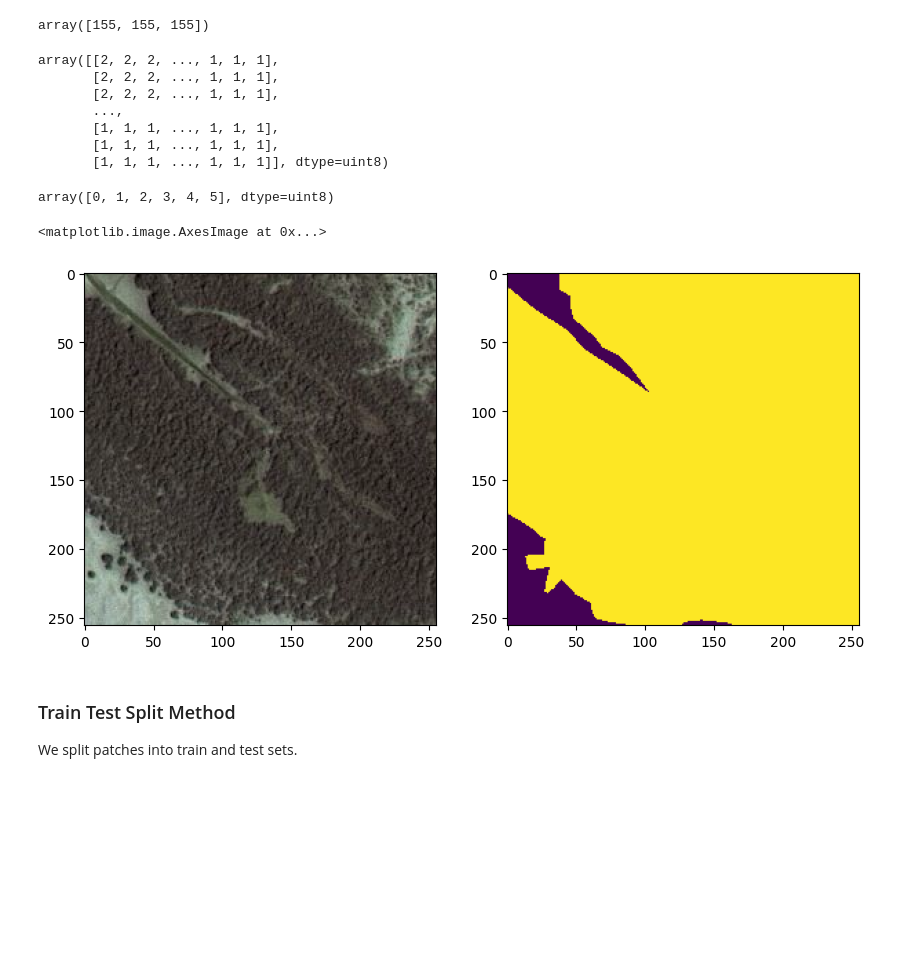
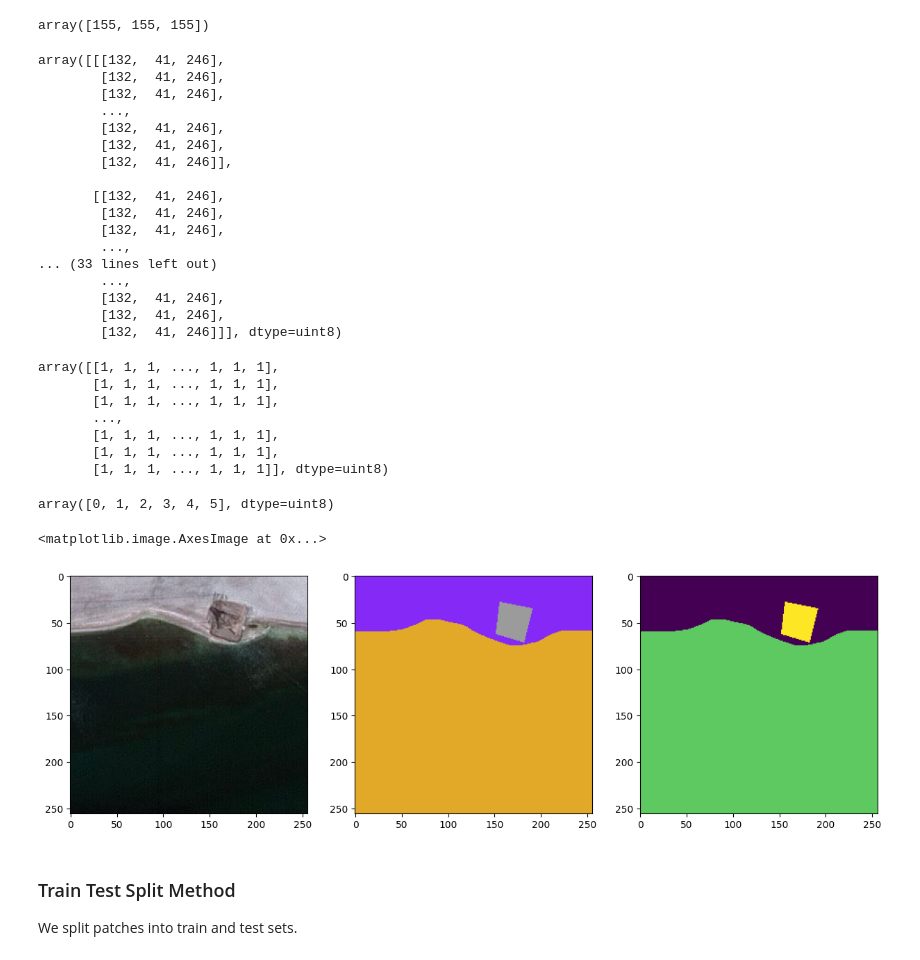
Before and after one commit to sdoan17/satellite-image-semantic-project, a Jupyter notebook: notebook/segmentation.ipynb, the cells around one changed output. Saved outputs shown, nothing was run; the diff lists cells and outputs as text; code cells hidden in the pictures; blank space fills up the shorter version.

```diff
--- a/notebook/segmentation.ipynb
+++ b/notebook/segmentation.ipynb
@@ -42,3 +42,4 @@ image_patch_size = 256
 # Quick single-image read to validate paths and file formats.
 # `cv2.imread(..., 1)` loads a 3-channel BGR image.
 image = cv2.imread("../DubaiDataset/Tile 1/images/image_part_001.jpg",1)
+mask = cv2.imread("../DubaiDataset/Tile 1/masks/image_part_001.png")
@@ -205,13 +271,33 @@ def rgb_to_label(mask_rgb):
     label[np.all(mask_rgb == class_unlabeled, axis=-1)]  = IGNORE_INDEX
     return label
 # %%
-labels_dataset = np.array([rgb_to_label(m) for m in mask_dataset], dtype=np.uint8)
+labels_dataset = np.array([rgb_to_label(mask) for mask in mask_dataset], dtype=np.uint8)
+# %%
+mask_dataset[0] # [132,41,246] is land => label 1
+# %% [output]
+array([[[132,  41, 246],
+        [132,  41, 246],
+        [132,  41, 246],
+        ...,
+        [132,  41, 246],
+        [132,  41, 246],
+        [132,  41, 246]],
+
+       [[132,  41, 246],
+        [132,  41, 246],
+        [132,  41, 246],
+        ...,
+... (33 lines left out)
+        ...,
+        [132,  41, 246],
+        [132,  41, 246],
+        [132,  41, 246]]], dtype=uint8)
 # %%
-labels_dataset[5]
+labels_dataset[0]
 # %% [output]
-array([[2, 2, 2, ..., 1, 1, 1],
-       [2, 2, 2, ..., 1, 1, 1],
-       [2, 2, 2, ..., 1, 1, 1],
+array([[1, 1, 1, ..., 1, 1, 1],
+       [1, 1, 1, ..., 1, 1, 1],
+       [1, 1, 1, ..., 1, 1, 1],
        ...,
        [1, 1, 1, ..., 1, 1, 1],
        [1, 1, 1, ..., 1, 1, 1],
@@ -222,14 +308,16 @@ np.unique(labels_dataset)
 array([0, 1, 2, 3, 4, 5], dtype=uint8)
 # %%
 randome_img_id = random.randint(0, len(image_dataset)-1)
-plt.figure(figsize=(10,5))
-plt.subplot(121)
+plt.figure(figsize=(15,5))
+plt.subplot(131)
 plt.imshow(image_dataset[randome_img_id])
-plt.subplot(122)
+plt.subplot(132)
+plt.imshow(mask_dataset[randome_img_id])
+plt.subplot(133)
 plt.imshow(labels_dataset[randome_img_id])
 # %% [output]
 <matplotlib.image.AxesImage at 0x...>
-[figure, old version]
+[figure, new version]
 # %% [markdown]
 ### Train Test Split Method
 We split patches into train and test sets.
```
Also changed, not shown: parts of 9 cells of this notebook, 1 other file.
